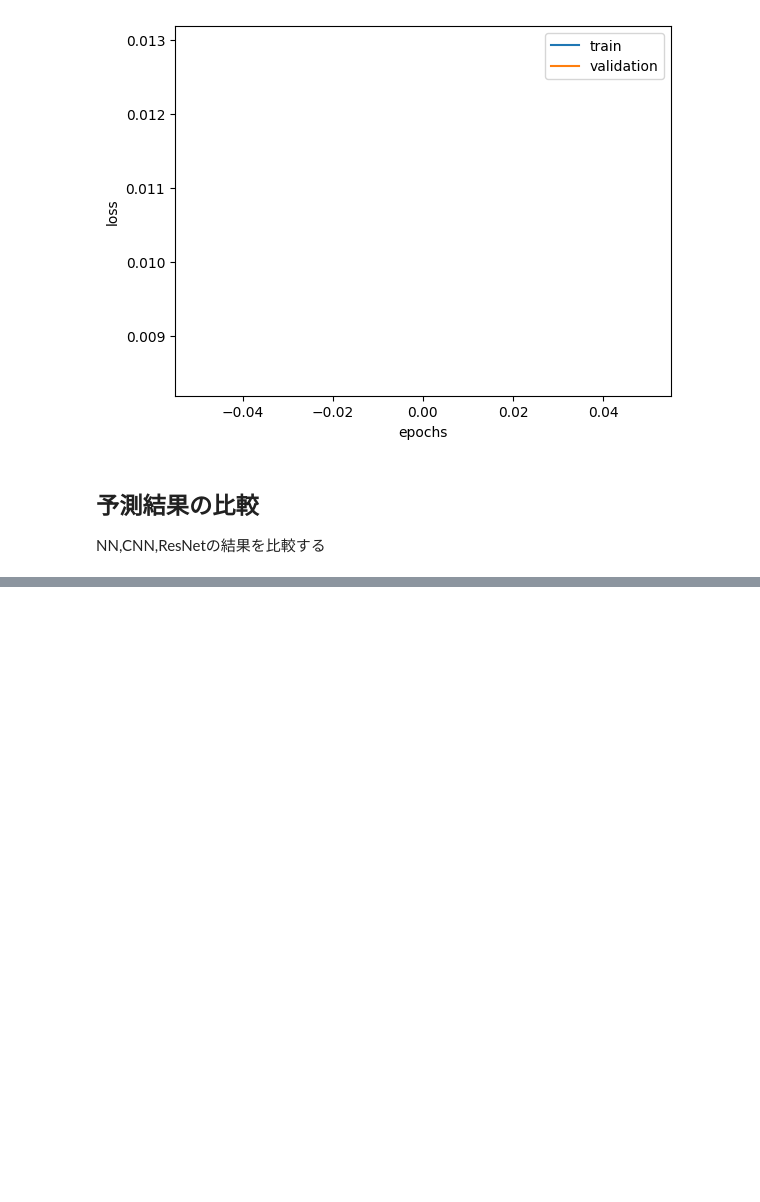
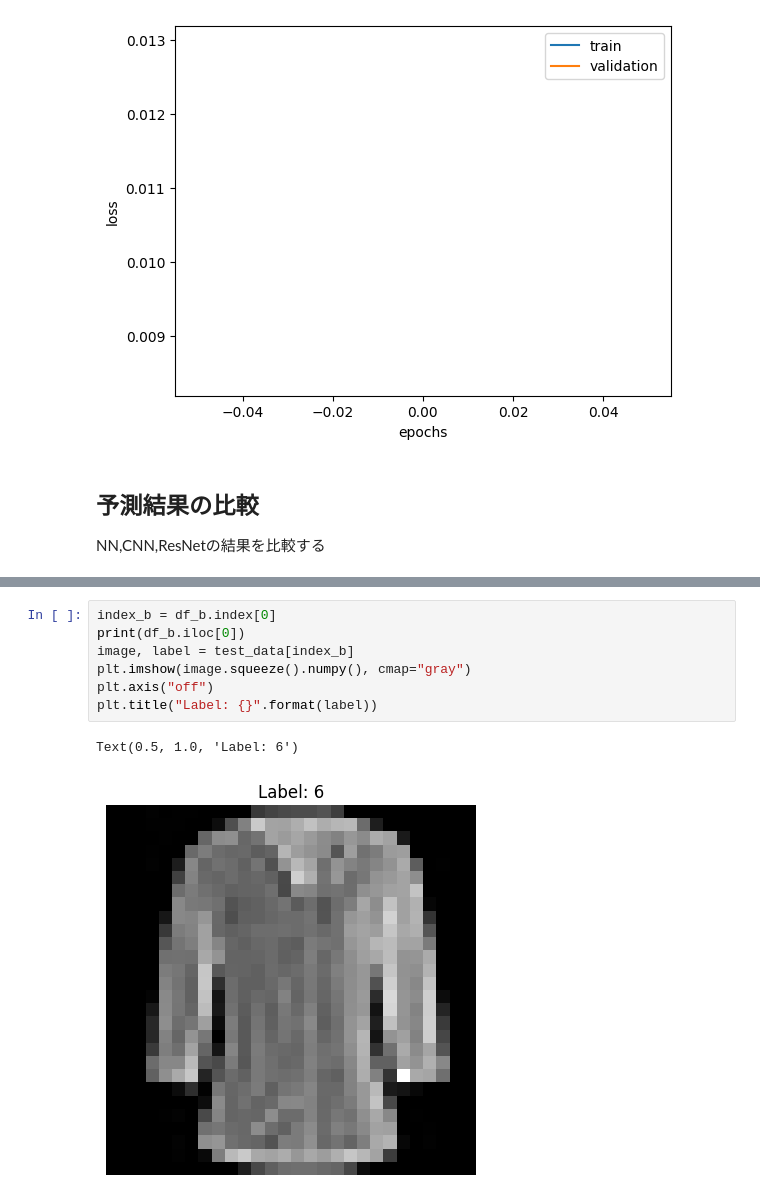
Before and after one commit to Tonomura222/b4_lecture_pytorch, a Jupyter notebook: tutorial_resnet.ipynb, the cells around one changed output, grey strips where cells are left out. Cells and saved outputs as stored; diff of their text form; blank space fills up the shorter version.

```diff
--- a/tutorial_resnet.ipynb
+++ b/tutorial_resnet.ipynb
@@ -209,0 +238,10 @@ NN,CNN,ResNetの結果を比較する
+# %%
+index_b = df_b.index[0]
+print(df_b.iloc[0])
+image, label = test_data[index_b]
+plt.imshow(image.squeeze().numpy(), cmap="gray")
+plt.axis("off")
+plt.title("Label: {}".format(label))
+# %% [output]
+Text(0.5, 1.0, 'Label: 6')
+[figure, added]
```
Also changed, not shown: parts of 2 cells of this notebook.
